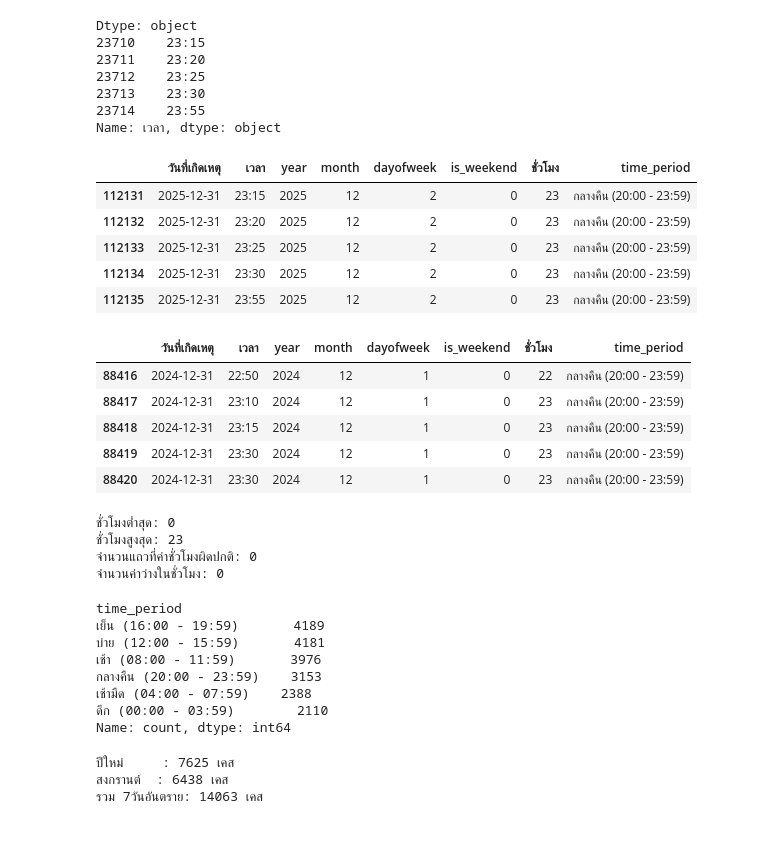
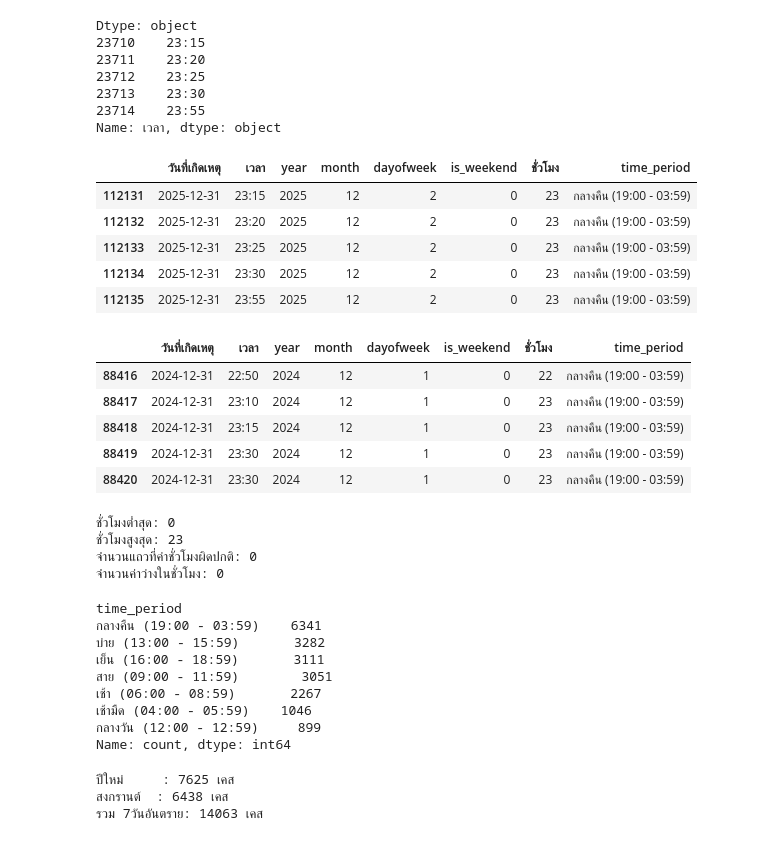
Before and after one commit to freshy17/accident-prediction-risk-analysis, a Jupyter notebook: demo_data/clean.ipynb, the cells around one changed output. Saved outputs shown, nothing was run; the diff lists cells and outputs as text; code cells hidden in the pictures.

```diff
--- a/demo_data/clean.ipynb
+++ b/demo_data/clean.ipynb
@@ -296,44 +296,46 @@ Name: เวลา, dtype: object
 # %%
 df_clean['year'] = df_clean['วันที่เกิดเหตุ'].dt.year
 df_clean['month'] = df_clean['วันที่เกิดเหตุ'].dt.month
 df_clean['day'] = df_clean['วันที่เกิดเหตุ'].dt.day
 df_clean['dayofweek'] = df_clean['วันที่เกิดเหตุ'].dt.dayofweek  # 0=จันทร์, 6=อาทิตย์
 df_clean['is_weekend'] = df_clean['dayofweek'].isin([5, 6]).astype(int)  # 1=เสาร์-อาทิตย์, 0=จันทร์-ศุกร์
 
 def get_time_period(ชั่วโมง):
     if pd.isna(ชั่วโมง):
         return 'ไม่ระบุ'
-    elif 0 <= ชั่วโมง < 4:
-        return 'ดึก (00:00 - 03:59)'
-    elif 4 <= ชั่วโมง < 8:
-        return 'เช้ามืด (04:00 - 07:59)'
-    elif 8 <= ชั่วโมง < 12:
-        return 'เช้า (08:00 - 11:59)'
-    elif 12 <= ชั่วโมง < 16:
-        return 'บ่าย (12:00 - 15:59)'
-    elif 16 <= ชั่วโมง < 20:
-        return 'เย็น (16:00 - 19:59)'
+    elif 4 <= ชั่วโมง < 6:
+        return 'เช้ามืด (04:00 - 05:59)'
+    elif 6 <= ชั่วโมง < 9:
+        return 'เช้า (06:00 - 08:59)'
+    elif 9 <= ชั่วโมง < 12:
+        return 'สาย (09:00 - 11:59)'
+    elif 12 <= ชั่วโมง < 13:
+        return 'กลางวัน (12:00 - 12:59)'
+    elif 13 <= ชั่วโมง < 16:
+        return 'บ่าย (13:00 - 15:59)'
+    elif 16 <= ชั่วโมง < 19:
+        return 'เย็น (16:00 - 18:59)'
     else:
-        return 'กลางคืน (20:00 - 23:59)'
+        return 'กลางคืน (19:00 - 03:59)'
 
 df_clean['time_period'] = df_clean['ชั่วโมง'].apply(get_time_period)
 df_clean[['วันที่เกิดเหตุ', 'เวลา', 'year', 'month', 'dayofweek', 'is_weekend', 'ชั่วโมง', 'time_period']].tail()
 # %% [output]
 |  | วันที่เกิดเหตุ | เวลา | year | month | dayofweek | is_weekend | ชั่วโมง | time_period |
-| 112131 | 2025-12-31 | 23:15 | 2025 | 12 | 2 | 0 | 23 | กลางคืน (20:00 - 23:59) |
-| 112132 | 2025-12-31 | 23:20 | 2025 | 12 | 2 | 0 | 23 | กลางคืน (20:00 - 23:59) |
-| 112133 | 2025-12-31 | 23:25 | 2025 | 12 | 2 | 0 | 23 | กลางคืน (20:00 - 23:59) |
-| 112134 | 2025-12-31 | 23:30 | 2025 | 12 | 2 | 0 | 23 | กลางคืน (20:00 - 23:59) |
-| 112135 | 2025-12-31 | 23:55 | 2025 | 12 | 2 | 0 | 23 | กลางคืน (20:00 - 23:59) |
+| 112131 | 2025-12-31 | 23:15 | 2025 | 12 | 2 | 0 | 23 | กลางคืน (19:00 - 03:59) |
+| 112132 | 2025-12-31 | 23:20 | 2025 | 12 | 2 | 0 | 23 | กลางคืน (19:00 - 03:59) |
+| 112133 | 2025-12-31 | 23:25 | 2025 | 12 | 2 | 0 | 23 | กลางคืน (19:00 - 03:59) |
+| 112134 | 2025-12-31 | 23:30 | 2025 | 12 | 2 | 0 | 23 | กลางคืน (19:00 - 03:59) |
+| 112135 | 2025-12-31 | 23:55 | 2025 | 12 | 2 | 0 | 23 | กลางคืน (19:00 - 03:59) |
 # %%
 df_clean.query("year == 2024")[['วันที่เกิดเหตุ', 'เวลา', 'year', 'month', 'dayofweek', 'is_weekend', 'ชั่วโมง', 'time_period']].tail()
 # %% [output]
 |  | วันที่เกิดเหตุ | เวลา | year | month | dayofweek | is_weekend | ชั่วโมง | time_period |
-| 88416 | 2024-12-31 | 22:50 | 2024 | 12 | 1 | 0 | 22 | กลางคืน (20:00 - 23:59) |
-| 88417 | 2024-12-31 | 23:10 | 2024 | 12 | 1 | 0 | 23 | กลางคืน (20:00 - 23:59) |
-| 88418 | 2024-12-31 | 23:15 | 2024 | 12 | 1 | 0 | 23 | กลางคืน (20:00 - 23:59) |
-| 88419 | 2024-12-31 | 23:30 | 2024 | 12 | 1 | 0 | 23 | กลางคืน (20:00 - 23:59) |
-| 88420 | 2024-12-31 | 23:30 | 2024 | 12 | 1 | 0 | 23 | กลางคืน (20:00 - 23:59) |
+| 88416 | 2024-12-31 | 22:50 | 2024 | 12 | 1 | 0 | 22 | กลางคืน (19:00 - 03:59) |
+| 88417 | 2024-12-31 | 23:10 | 2024 | 12 | 1 | 0 | 23 | กลางคืน (19:00 - 03:59) |
+| 88418 | 2024-12-31 | 23:15 | 2024 | 12 | 1 | 0 | 23 | กลางคืน (19:00 - 03:59) |
+| 88419 | 2024-12-31 | 23:30 | 2024 | 12 | 1 | 0 | 23 | กลางคืน (19:00 - 03:59) |
+| 88420 | 2024-12-31 | 23:30 | 2024 | 12 | 1 | 0 | 23 | กลางคืน (19:00 - 03:59) |
 # %%
 print("ชั่วโมงต่ำสุด:", df_clean['ชั่วโมง'].min())
 print("ชั่วโมงสูงสุด:", df_clean['ชั่วโมง'].max())
@@ -352,12 +354,13 @@ print("จำนวนค่าว่างในชั่วโมง:", missin
 print(df_clean[df_clean['year'] == 2021]['time_period'].value_counts(dropna=False))
 # %% [output]
 time_period
-เย็น (16:00 - 19:59)       4189
-บ่าย (12:00 - 15:59)       4181
-เช้า (08:00 - 11:59)       3976
-กลางคืน (20:00 - 23:59)    3153
-เช้ามืด (04:00 - 07:59)    2388
-ดึก (00:00 - 03:59)        2110
+กลางคืน (19:00 - 03:59)    6341
+บ่าย (13:00 - 15:59)       3282
+เย็น (16:00 - 18:59)       3111
+สาย (09:00 - 11:59)        3051
+เช้า (06:00 - 08:59)       2267
+เช้ามืด (04:00 - 05:59)    1046
+กลางวัน (12:00 - 12:59)     899
 Name: count, dtype: int64
 # %%
 def calculate_severity(row):
```
Also changed, not shown: 12 other files.
